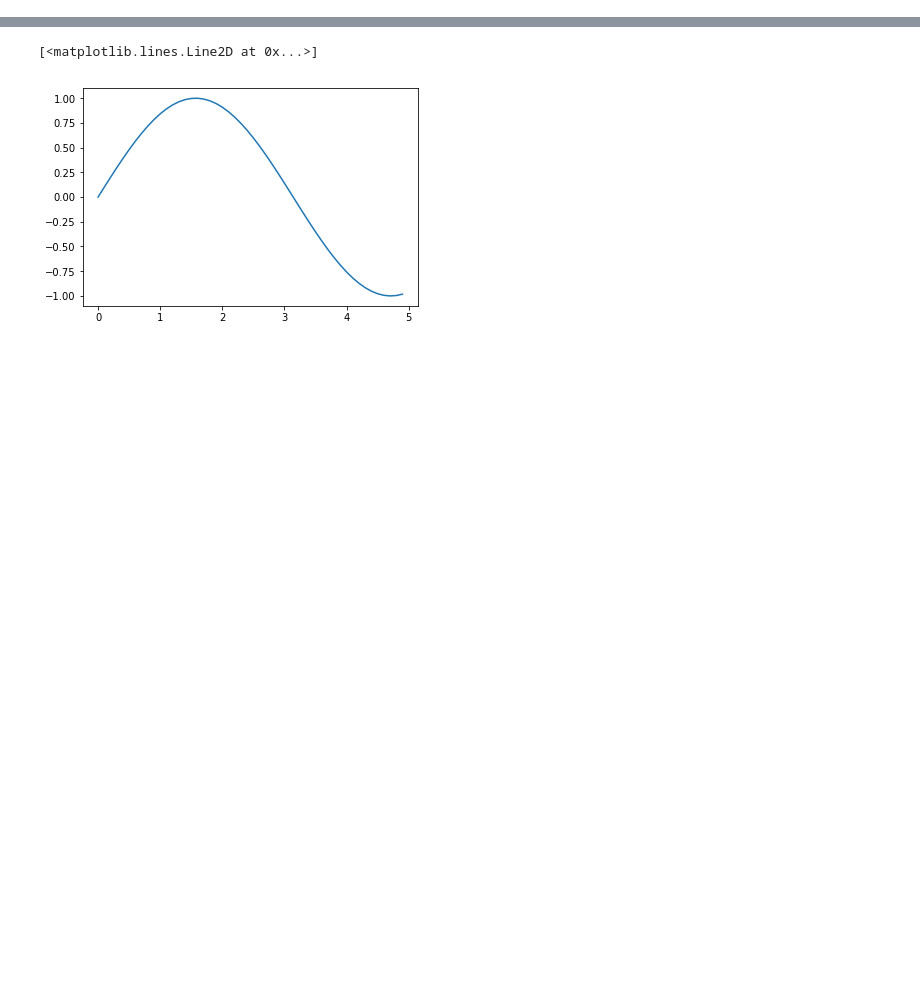
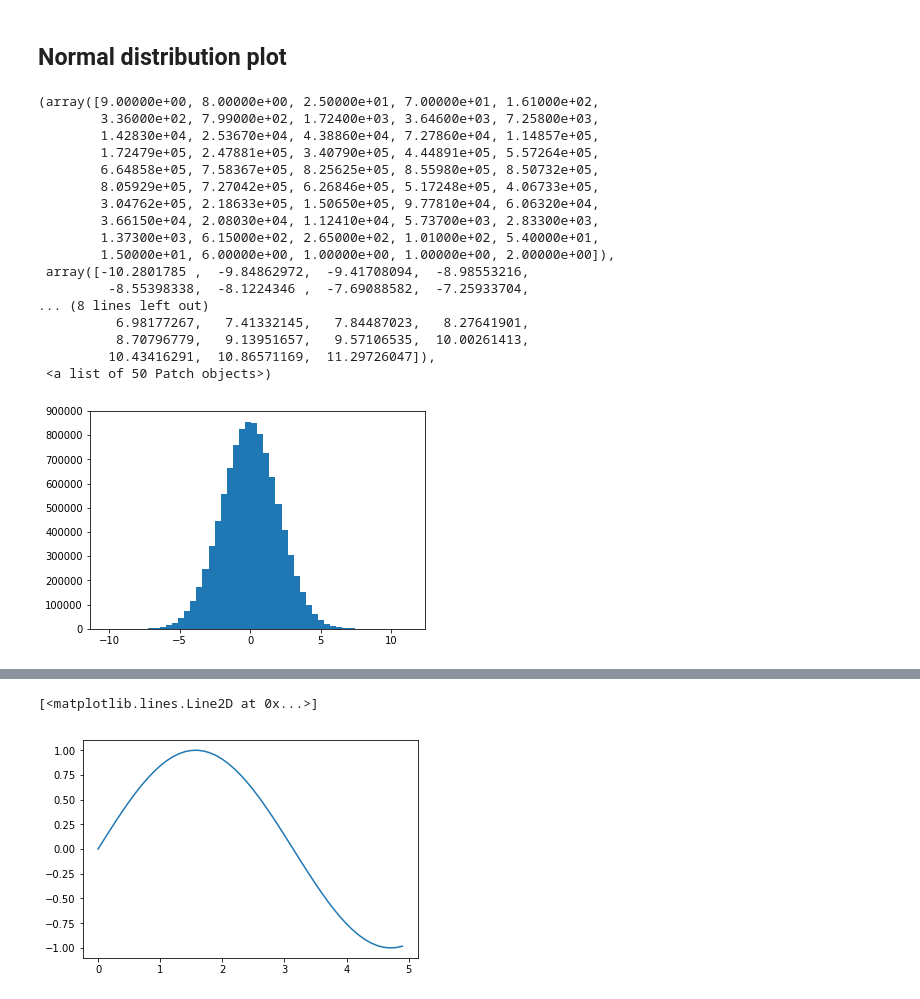
Before and after one commit to andrewcameronsims/dtb-plots, a Jupyter notebook: plots.ipynb, the cells around one changed output, grey strips where cells are left out. Cells and saved outputs as stored; diff of their text form; code cells hidden in the pictures; blank space fills up the shorter version.

```diff
--- a/plots.ipynb
+++ b/plots.ipynb
@@ -7,0 +7,2 @@ y = np.sin(x)
+# %% [markdown]
+## Normal distribution plot
@@ -7,0 +12,21 @@ y = np.sin(x)
+# %%
+plt.hist(values, 50)
+# %% [output]
+(array([9.00000e+00, 8.00000e+00, 2.50000e+01, 7.00000e+01, 1.61000e+02,
+        3.36000e+02, 7.99000e+02, 1.72400e+03, 3.64600e+03, 7.25800e+03,
+        1.42830e+04, 2.53670e+04, 4.38860e+04, 7.27860e+04, 1.14857e+05,
+        1.72479e+05, 2.47881e+05, 3.40790e+05, 4.44891e+05, 5.57264e+05,
+        6.64858e+05, 7.58367e+05, 8.25625e+05, 8.55980e+05, 8.50732e+05,
+        8.05929e+05, 7.27042e+05, 6.26846e+05, 5.17248e+05, 4.06733e+05,
+        3.04762e+05, 2.18633e+05, 1.50650e+05, 9.77810e+04, 6.06320e+04,
+        3.66150e+04, 2.08030e+04, 1.12410e+04, 5.73700e+03, 2.83300e+03,
+        1.37300e+03, 6.15000e+02, 2.65000e+02, 1.01000e+02, 5.40000e+01,
+        1.50000e+01, 6.00000e+00, 1.00000e+00, 1.00000e+00, 2.00000e+00]),
+ array([-10.2801785 ,  -9.84862972,  -9.41708094,  -8.98553216,
+         -8.55398338,  -8.1224346 ,  -7.69088582,  -7.25933704,
+... (8 lines left out)
+          6.98177267,   7.41332145,   7.84487023,   8.27641901,
+          8.70796779,   9.13951657,   9.57106535,  10.00261413,
+         10.43416291,  10.86571169,  11.29726047]),
+ <a list of 50 Patch objects>)
+[figure, added]
```
Also changed, not shown: parts of 5 cells of this notebook.
